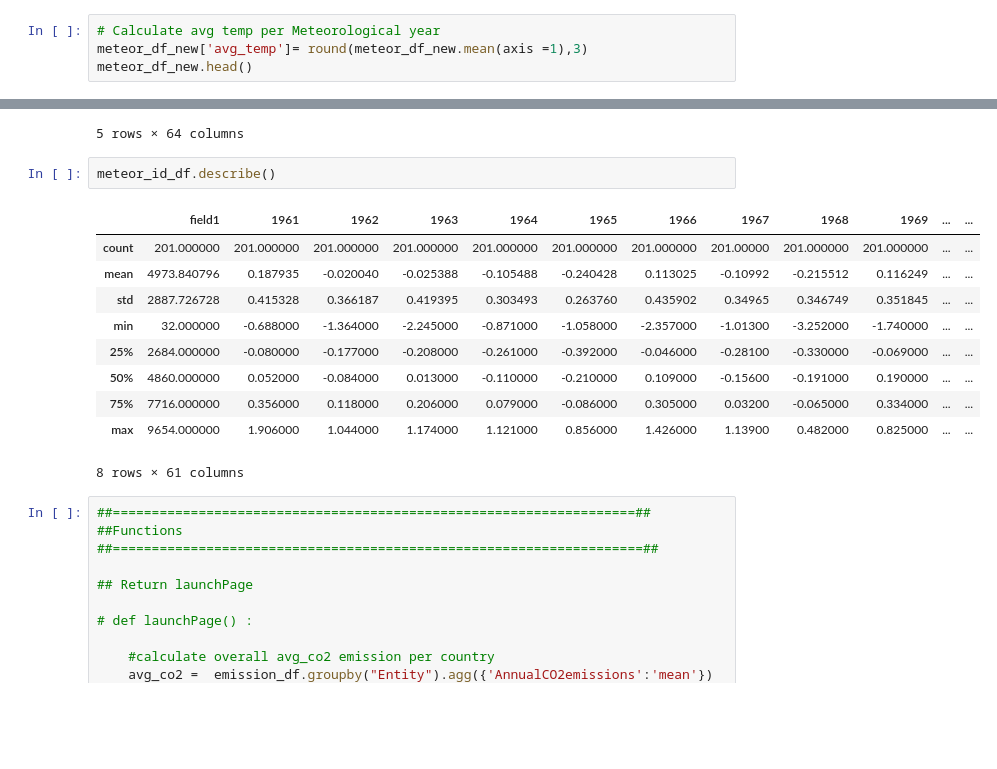
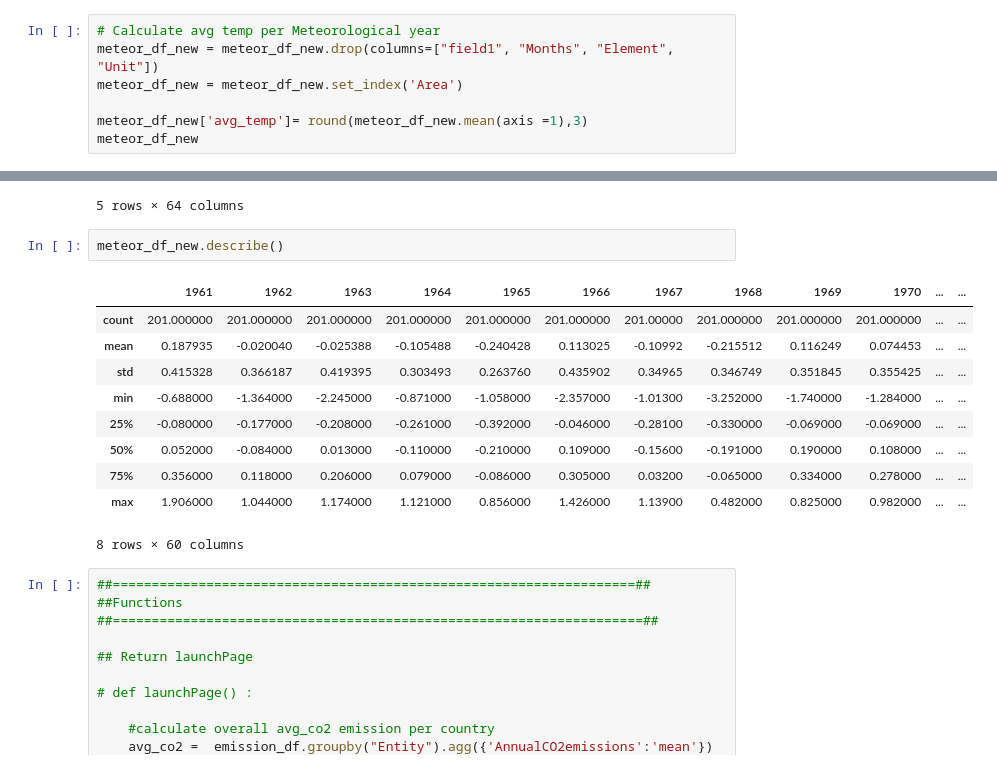
Before and after one commit to divya-gh/Climate-Interactive-Dashboard, a Jupyter notebook: avgtempreview.ipynb, the cells around one changed output, grey strips where cells are left out. Cells and saved outputs as stored; diff of their text form; blank space fills up the shorter version.

```diff
--- a/avgtempreview.ipynb
+++ b/avgtempreview.ipynb
@@ -66,6 +66,9 @@ meteor_df_new.head()
 5 rows × 64 columns
 # %%
 # Calculate avg temp per Meteorological year
+meteor_df_new = meteor_df_new.drop(columns=["field1", "Months", "Element", "Unit"])
+meteor_df_new = meteor_df_new.set_index('Area')
+
 meteor_df_new['avg_temp']= round(meteor_df_new.mean(axis =1),3)
-meteor_df_new.head()
+meteor_df_new
 # %% [output]
@@ -102,18 +112,18 @@ meteor_id_df.head()
 | Angola | 202 | Meteorological year | Temperature change | °C | 0.053 | -0.139 | -0.176 | -0.215 | -0.181 | 0.193 | ... | ... |
 5 rows × 64 columns
 # %%
-meteor_id_df.describe()
+meteor_df_new.describe()
 # %% [output]
-|  | field1 | 1961 | 1962 | 1963 | 1964 | 1965 | 1966 | 1967 | 1968 | 1969 | ... | ... |
-| count | 201.000000 | 201.000000 | 201.000000 | 201.000000 | 201.000000 | 201.000000 | 201.000000 | 201.00000 | 201.000000 | 201.000000 | ... | ... |
-| mean | 4973.840796 | 0.187935 | -0.020040 | -0.025388 | -0.105488 | -0.240428 | 0.113025 | -0.10992 | -0.215512 | 0.116249 | ... | ... |
-| std | 2887.726728 | 0.415328 | 0.366187 | 0.419395 | 0.303493 | 0.263760 | 0.435902 | 0.34965 | 0.346749 | 0.351845 | ... | ... |
-| min | 32.000000 | -0.688000 | -1.364000 | -2.245000 | -0.871000 | -1.058000 | -2.357000 | -1.01300 | -3.252000 | -1.740000 | ... | ... |
-| 25% | 2684.000000 | -0.080000 | -0.177000 | -0.208000 | -0.261000 | -0.392000 | -0.046000 | -0.28100 | -0.330000 | -0.069000 | ... | ... |
-| 50% | 4860.000000 | 0.052000 | -0.084000 | 0.013000 | -0.110000 | -0.210000 | 0.109000 | -0.15600 | -0.191000 | 0.190000 | ... | ... |
-| 75% | 7716.000000 | 0.356000 | 0.118000 | 0.206000 | 0.079000 | -0.086000 | 0.305000 | 0.03200 | -0.065000 | 0.334000 | ... | ... |
-| max | 9654.000000 | 1.906000 | 1.044000 | 1.174000 | 1.121000 | 0.856000 | 1.426000 | 1.13900 | 0.482000 | 0.825000 | ... | ... |
+|  | 1961 | 1962 | 1963 | 1964 | 1965 | 1966 | 1967 | 1968 | 1969 | 1970 | ... | ... |
+| count | 201.000000 | 201.000000 | 201.000000 | 201.000000 | 201.000000 | 201.000000 | 201.00000 | 201.000000 | 201.000000 | 201.000000 | ... | ... |
+| mean | 0.187935 | -0.020040 | -0.025388 | -0.105488 | -0.240428 | 0.113025 | -0.10992 | -0.215512 | 0.116249 | 0.074453 | ... | ... |
+| std | 0.415328 | 0.366187 | 0.419395 | 0.303493 | 0.263760 | 0.435902 | 0.34965 | 0.346749 | 0.351845 | 0.355425 | ... | ... |
+| min | -0.688000 | -1.364000 | -2.245000 | -0.871000 | -1.058000 | -2.357000 | -1.01300 | -3.252000 | -1.740000 | -1.284000 | ... | ... |
+| 25% | -0.080000 | -0.177000 | -0.208000 | -0.261000 | -0.392000 | -0.046000 | -0.28100 | -0.330000 | -0.069000 | -0.069000 | ... | ... |
+| 50% | 0.052000 | -0.084000 | 0.013000 | -0.110000 | -0.210000 | 0.109000 | -0.15600 | -0.191000 | 0.190000 | 0.108000 | ... | ... |
+| 75% | 0.356000 | 0.118000 | 0.206000 | 0.079000 | -0.086000 | 0.305000 | 0.03200 | -0.065000 | 0.334000 | 0.278000 | ... | ... |
+| max | 1.906000 | 1.044000 | 1.174000 | 1.121000 | 0.856000 | 1.426000 | 1.13900 | 0.482000 | 0.825000 | 0.982000 | ... | ... |
-8 rows × 61 columns
+8 rows × 60 columns
 # %%
 ##===================================================================##
 ##Functions
```
Also changed, not shown: parts of 1 cell of this notebook, 2 other files.
